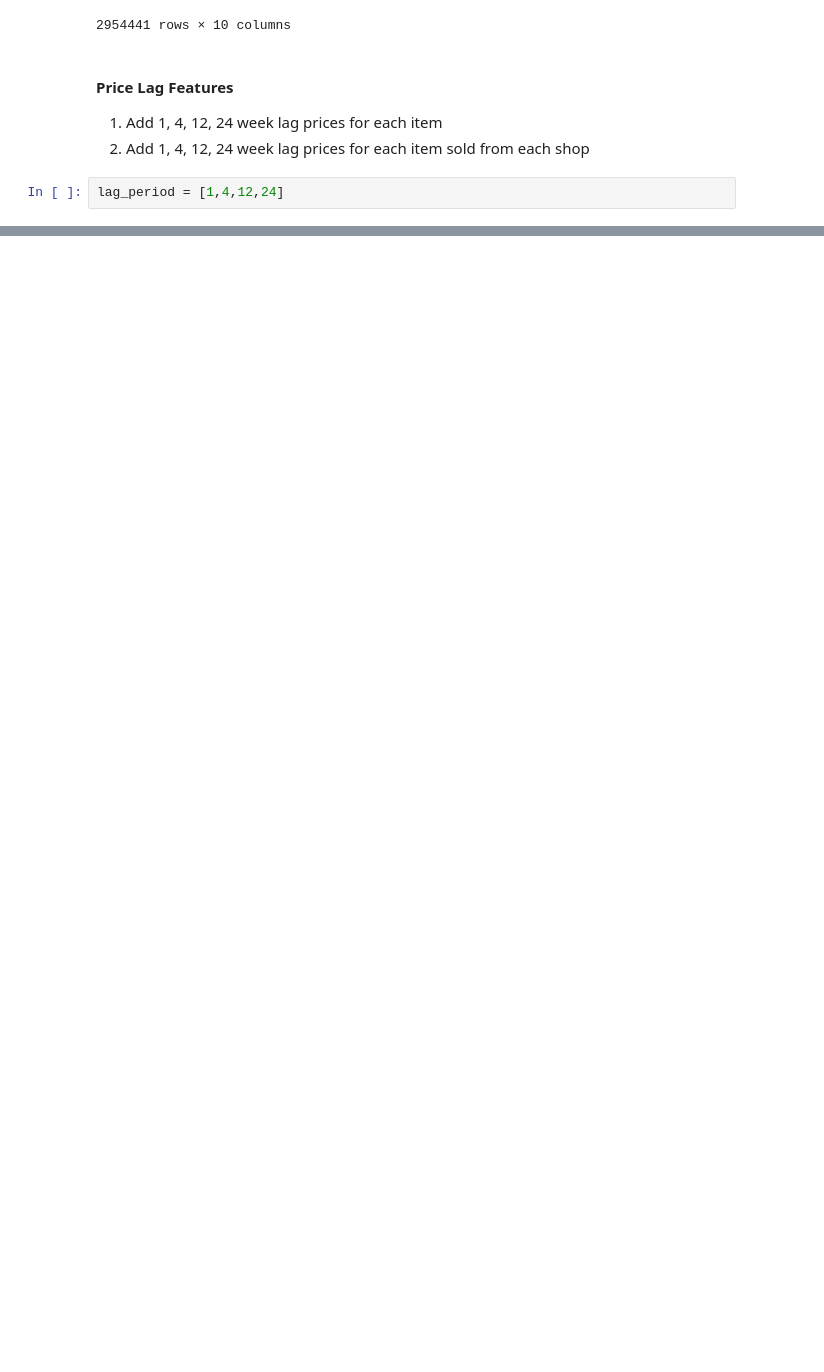
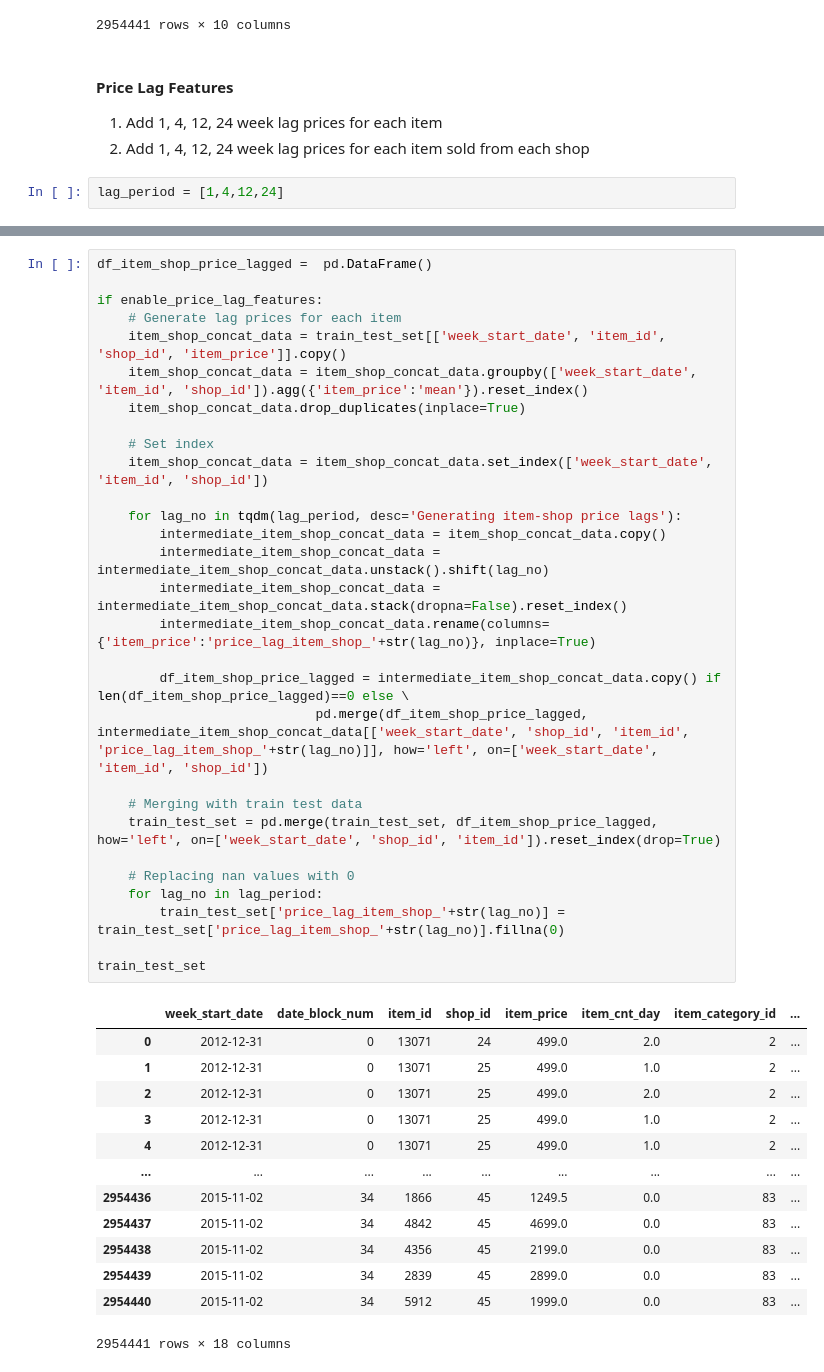
Before and after one commit to ManashJKonwar/ML-Retail-Sales, a Jupyter notebook: modelling_pipeline/feature_engg_script_v02.ipynb, the cells around one changed output, grey strips where cells are left out. Drawn from its saved outputs; the diff is of its cells as text; blank space fills up the shorter version.

```diff
--- a/modelling_pipeline/feature_engg_script_v02.ipynb
+++ b/modelling_pipeline/feature_engg_script_v02.ipynb
@@ -334 +334,44 @@ train_test_set
 2954441 rows × 14 columns
+# %%
+df_item_shop_price_lagged =  pd.DataFrame()
+
+if enable_price_lag_features:
+    # Generate lag prices for each item
+    item_shop_concat_data = train_test_set[['week_start_date', 'item_id', 'shop_id', 'item_price']].copy()
+    item_shop_concat_data = item_shop_concat_data.groupby(['week_start_date', 'item_id', 'shop_id']).agg({'item_price':'mean'}).reset_index()
+    item_shop_concat_data.drop_duplicates(inplace=True)
+
+    # Set index
+    item_shop_concat_data = item_shop_concat_data.set_index(['week_start_date', 'item_id', 'shop_id'])
+
+    for lag_no in tqdm(lag_period, desc='Generating item-shop price lags'):
+        intermediate_item_shop_concat_data = item_shop_concat_data.copy()
+        intermediate_item_shop_concat_data = intermediate_item_shop_concat_data.unstack().shift(lag_no)
+        intermediate_item_shop_concat_data = intermediate_item_shop_concat_data.stack(dropna=False).reset_index()
+        intermediate_item_shop_concat_data.rename(columns={'item_price':'price_lag_item_shop_'+str(lag_no)}, inplace=True)
+
+        df_item_shop_price_lagged = intermediate_item_shop_concat_data.copy() if len(df_item_shop_price_lagged)==0 else \
+                            pd.merge(df_item_shop_price_lagged, intermediate_item_shop_concat_data[['week_start_date', 'shop_id', 'item_id', 'price_lag_item_shop_'+str(lag_no)]], how='left', on=['week_start_date', 'item_id', 'shop_id'])
+
+    # Merging with train test data
+    train_test_set = pd.merge(train_test_set, df_item_shop_price_lagged, how='left', on=['week_start_date', 'shop_id', 'item_id']).reset_index(drop=True)
+
+    # Replacing nan values with 0
+    for lag_no in lag_period:
+        train_test_set['price_lag_item_shop_'+str(lag_no)] = train_test_set['price_lag_item_shop_'+str(lag_no)].fillna(0)
+
+train_test_set
+# %% [output]
+|  | week_start_date | date_block_num | item_id | shop_id | item_price | item_cnt_day | item_category_id | ... |
+| 0 | 2012-12-31 | 0 | 13071 | 24 | 499.0 | 2.0 | 2 | ... |
+| 1 | 2012-12-31 | 0 | 13071 | 25 | 499.0 | 1.0 | 2 | ... |
+| 2 | 2012-12-31 | 0 | 13071 | 25 | 499.0 | 2.0 | 2 | ... |
+| 3 | 2012-12-31 | 0 | 13071 | 25 | 499.0 | 1.0 | 2 | ... |
+| 4 | 2012-12-31 | 0 | 13071 | 25 | 499.0 | 1.0 | 2 | ... |
+| ... | ... | ... | ... | ... | ... | ... | ... | ... |
+| 2954436 | 2015-11-02 | 34 | 1866 | 45 | 1249.5 | 0.0 | 83 | ... |
+| 2954437 | 2015-11-02 | 34 | 4842 | 45 | 4699.0 | 0.0 | 83 | ... |
+| 2954438 | 2015-11-02 | 34 | 4356 | 45 | 2199.0 | 0.0 | 83 | ... |
+| 2954439 | 2015-11-02 | 34 | 2839 | 45 | 2899.0 | 0.0 | 83 | ... |
+| 2954440 | 2015-11-02 | 34 | 5912 | 45 | 1999.0 | 0.0 | 83 | ... |
+2954441 rows × 18 columns
```
Also changed, not shown: parts of 5 cells of this notebook.
